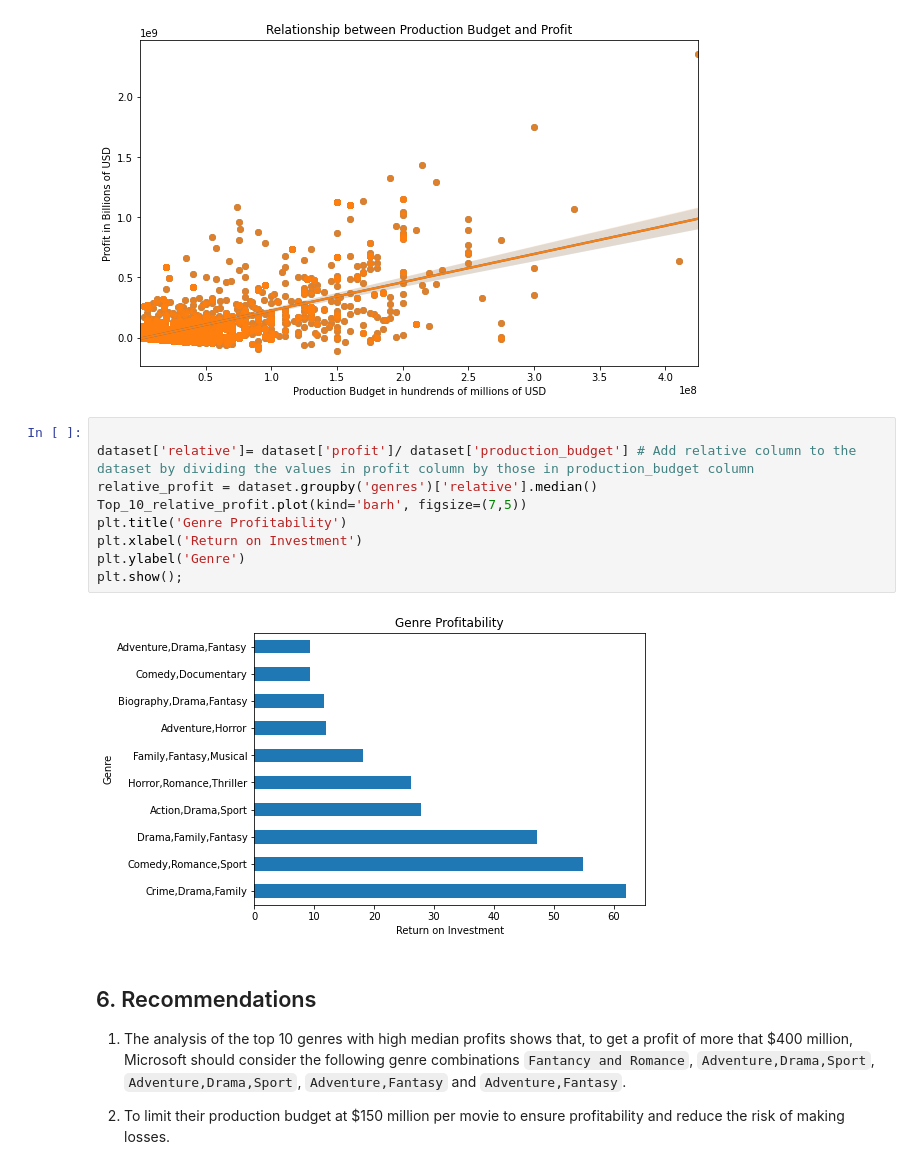
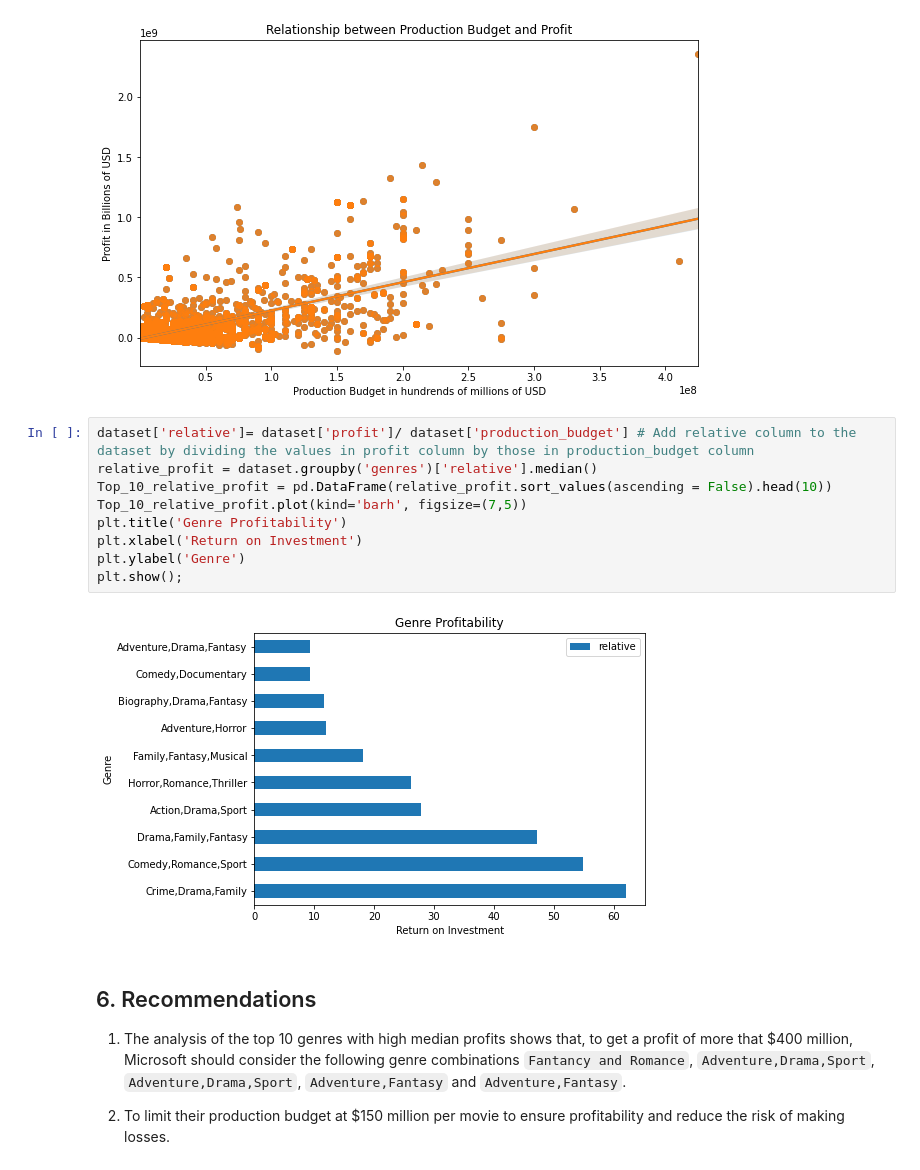
Before and after one commit to GraceKoki/dsc-phase-1-project-v2-4, a Jupyter notebook: student.ipynb, the cells around one changed output. Saved outputs shown, nothing was run; the diff lists cells and outputs as text.

```diff
--- a/student.ipynb
+++ b/student.ipynb
@@ -554,16 +554,16 @@ plt.xlabel('Production Budget in hundrends of millions of USD');
 # %% [output]
 [figure]
 # %%
-
 dataset['relative']= dataset['profit']/ dataset['production_budget'] # Add relative column to the dataset by dividing the values in profit column by those in production_budget column
 relative_profit = dataset.groupby('genres')['relative'].median()
+Top_10_relative_profit = pd.DataFrame(relative_profit.sort_values(ascending = False).head(10))
 Top_10_relative_profit.plot(kind='barh', figsize=(7,5))
 plt.title('Genre Profitability')
 plt.xlabel('Return on Investment')
 plt.ylabel('Genre')
 plt.show();
 # %% [output]
-[figure, old version]
+[figure, new version]
 # %% [markdown]
 ## 6. Recommendations
 
```
Also changed, not shown: parts of 3 cells of this notebook.
